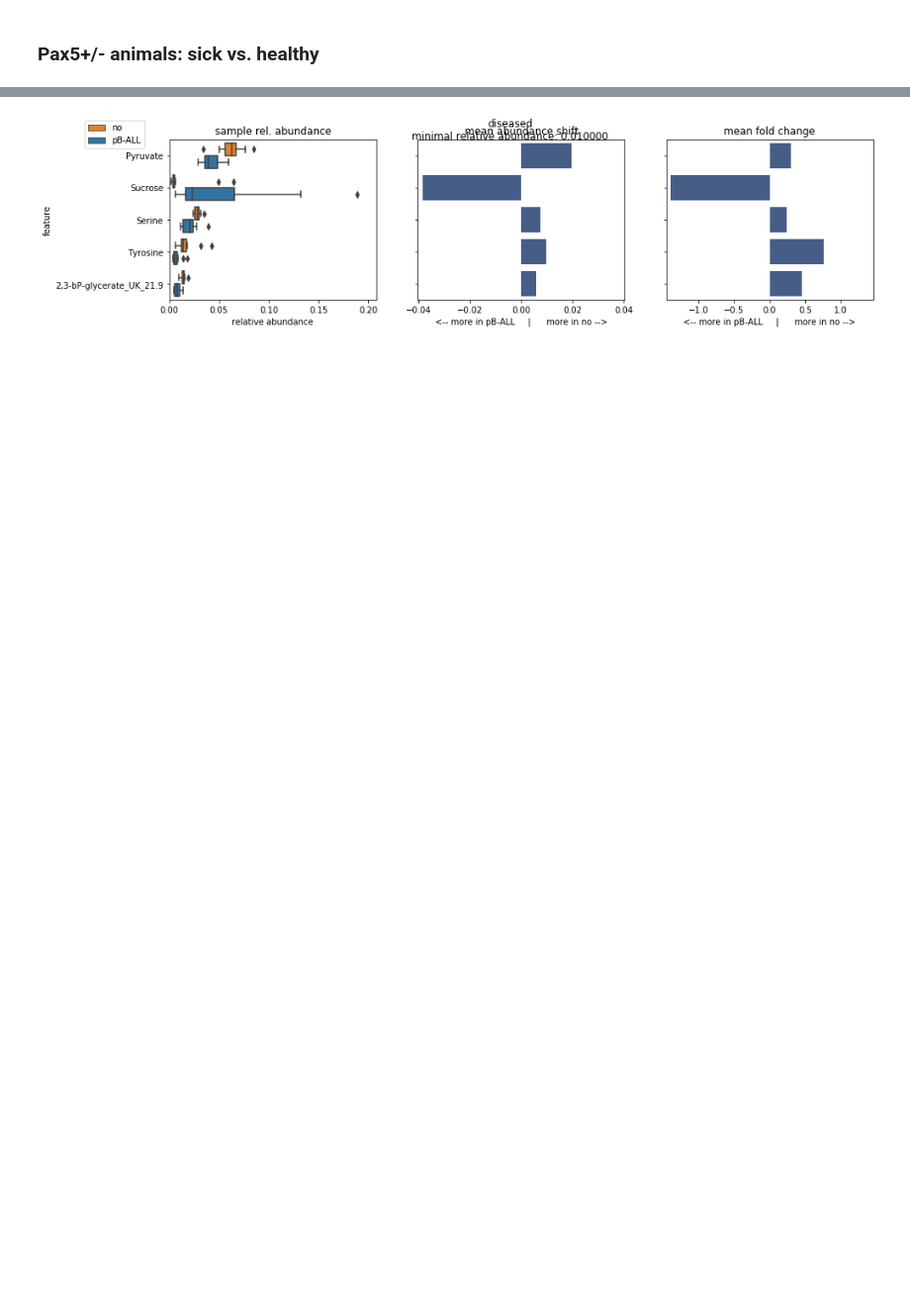
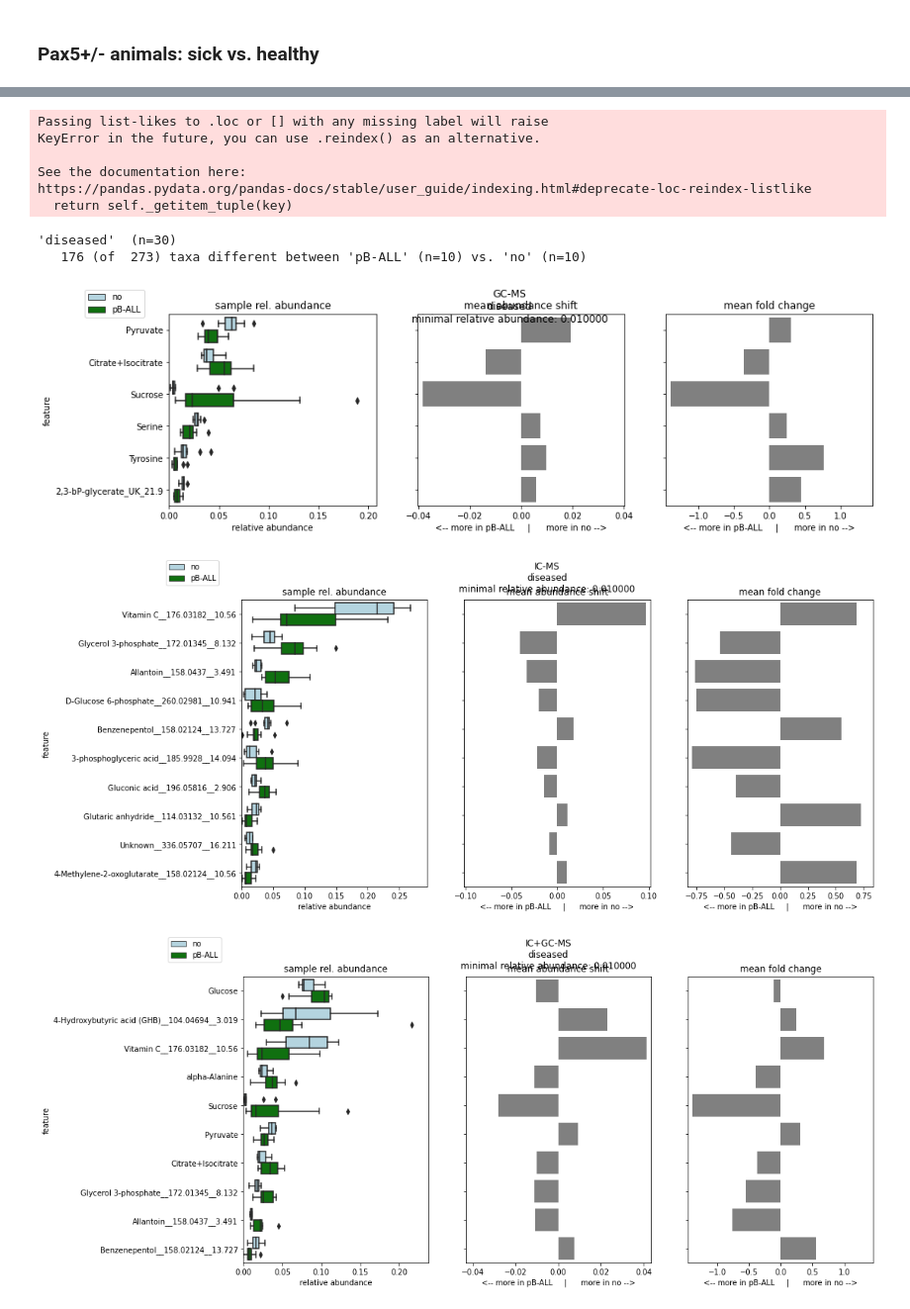
Before and after one commit to jlab/microbiome_pax5, a Jupyter notebook: Joint_3arms_etv6runx1/pax_metabolome.ipynb, the cells around one changed output, grey strips where cells are left out. Shown at 99% size. Saved outputs shown, nothing was run; the diff lists cells and outputs as text; code cells hidden in the pictures; blank space fills up the shorter version.

```diff
--- a/Joint_3arms_etv6runx1/pax_metabolome.ipynb
+++ b/Joint_3arms_etv6runx1/pax_metabolome.ipynb
@@ -130,5 +185,5 @@ e = ca.read_amplicon(fp_diffabund, fp_meta, min_reads=0, normalize=10000)
 # %% [markdown]
 ### Non-diseased animals: difference WT vs. Pax5+/-
 # %%
-p = plotNetworks("genotype", meta[meta['diseased'] == 'no'], res_alpha['results'], {k: v for k,v in res_beta['results'].items() if k == 'bray_curtis'}, minnumalpha=5, name='genotype')
-_savefig(p, 'network_genotype')
+for method in res_beta.keys():
+    p = plotNetworks("genotype", meta[meta['diseased'] == 'no'], res_alpha[method]['results'], {k: v for k,v in res_beta[method]['results'].items() if k == 'bray_curtis'}, minnumalpha=5, name='%s: genotype' % method)
@@ -137,7 +204,13 @@ _savefig(p, 'network_genotype')
 # %%
-res_dsFDR_genotype = find_diff_taxa(e, meta[meta['diseased'] == 'no'], ['genotype'])
-p = plot_diff_taxa(counts_metabolome, meta[meta['diseased'] == 'no']['genotype'], res_dsFDR_genotype, min_mean_abundance=0.0)
-_savefig(p[0], 'diffabund_genotype')
+for method in res_beta.keys():
+    res_dsFDR_genotype = find_diff_taxa(e[method], meta[meta['diseased'] == 'no'], ['genotype'])
+    p = plot_diff_taxa(counts[method], meta[meta['diseased'] == 'no']['genotype'], res_dsFDR_genotype,
+                       min_mean_abundance=0.0, title=method, topXfeatures=10,
+                       colors_boxplot={'Pax5+/-': 'red', 'WT': 'blue'}, color_barplot='gray')
+    _savefig(p[0], 'metabolome_dsfdr_genotype_%s' % method)
+    #_savefig(p[0], 'diffabund_genotype')
+    #p[0]
+    #break
 # %% [output]
 Passing list-likes to .loc or [] with any missing label will raise
 KeyError in the future, you can use .reindex() as an alternative.
@@ -151,6 +242,7 @@ https://pandas.pydata.org/pandas-docs/stable/indexing.html#deprecate-loc-reindex
 # %% [markdown]
 ### Pax5+/- animals: sick vs. healthy
 # %%
-p = plotNetworks("diseased", meta[meta['genotype'] == 'Pax5+/-'], res_alpha['results'], {k: v for k,v in res_beta['results'].items() if k == 'bray_curtis'}, minnumalpha=5, name='diseased')
-_savefig(p, 'network_diseased')
+for method in res_beta.keys():
+    p = plotNetworks("diseased", meta[meta['genotype'] == 'Pax5+/-'], res_alpha[method]['results'], {k: v for k,v in res_beta[method]['results'].items() if k == 'bray_curtis'}, minnumalpha=5, name='diseased')
+    #_savefig(p, 'network_diseased')
 # %% [output]
@@ -157,0 +252,12 @@ _savefig(p, 'network_diseased')
+# %%
+fig, axes = plt.subplots(3,1, figsize=(1*5, 3*5))
+for i, method in enumerate(res_beta.keys()):
+    field = 'diseased'
+    field_meta = meta[meta['genotype'] == 'Pax5+/-'][field]
+    b = detect_distant_groups(res_beta[method]['results']['bray_curtis'], 'Bray-Curtis', field_meta)
+    ax, _ = plotGroup_permanovas(res_beta[method]['results']['bray_curtis'], field_meta, **b,
+                                 horizontal=True, print_sample_numbers=True, colors_boxplot={'between': 'gray', 'left': 'lightblue', 'right': 'green'}, ax=axes[i])
+    ax.set_ylabel(field+ "\n(%i Pax5+/- mice)" % field_meta.shape[0])
+    ax.yaxis.label.set_visible(True)
+    ax.set_title(method)
+_savefig(fig, 'metabolome_beta_disease')
@@ -158,7 +266,12 @@ _savefig(p, 'network_diseased')
 # %%
-res_dsFDR_diseased = find_diff_taxa(e, meta[meta['genotype'] == 'Pax5+/-'], ['diseased'])
-p = plot_diff_taxa(counts_metabolome, meta[meta['genotype'] == 'Pax5+/-']['diseased'], res_dsFDR_diseased, min_mean_abundance=0.01)
-_savefig(p[0], 'diffabund_diseased')
+for method in res_beta.keys():
+    res_dsFDR_diseased = find_diff_taxa(e[method], meta[meta['genotype'] == 'Pax5+/-'], ['diseased'])
+    p = plot_diff_taxa(counts[method], meta[meta['genotype'] == 'Pax5+/-']['diseased'], res_dsFDR_diseased, min_mean_abundance=0.01,
+                       title=method, topXfeatures=10,
+                       colors_boxplot={'no': 'lightblue', 'pB-ALL': 'green'}, color_barplot='gray')
+    _savefig(p[0], 'metabolome_dsfdr_disease_%s' % method)
+    #_savefig(p[0], 'diffabund_diseased')
+    #p[0]
 # %% [output]
 Passing list-likes to .loc or [] with any missing label will raise
 KeyError in the future, you can use .reindex() as an alternative.
@@ -171 +292,11 @@ https://pandas.pydata.org/pandas-docs/stable/indexing.html#deprecate-loc-reindex
+Passing list-likes to .loc or [] with any missing label will raise
+KeyError in the future, you can use .reindex() as an alternative.
+
+See the documentation here:
+https://pandas.pydata.org/pandas-docs/stable/user_guide/indexing.html#deprecate-loc-reindex-listlike
+  return self._getitem_tuple(key)
+'diseased'  (n=30)
+   176 (of  273) taxa different between 'pB-ALL' (n=10) vs. 'no' (n=10)
-[figure, old version]
+[figure, new version]
+[figure, added]
+[figure, added]
```
Also changed, not shown: parts of 14 cells of this notebook.
